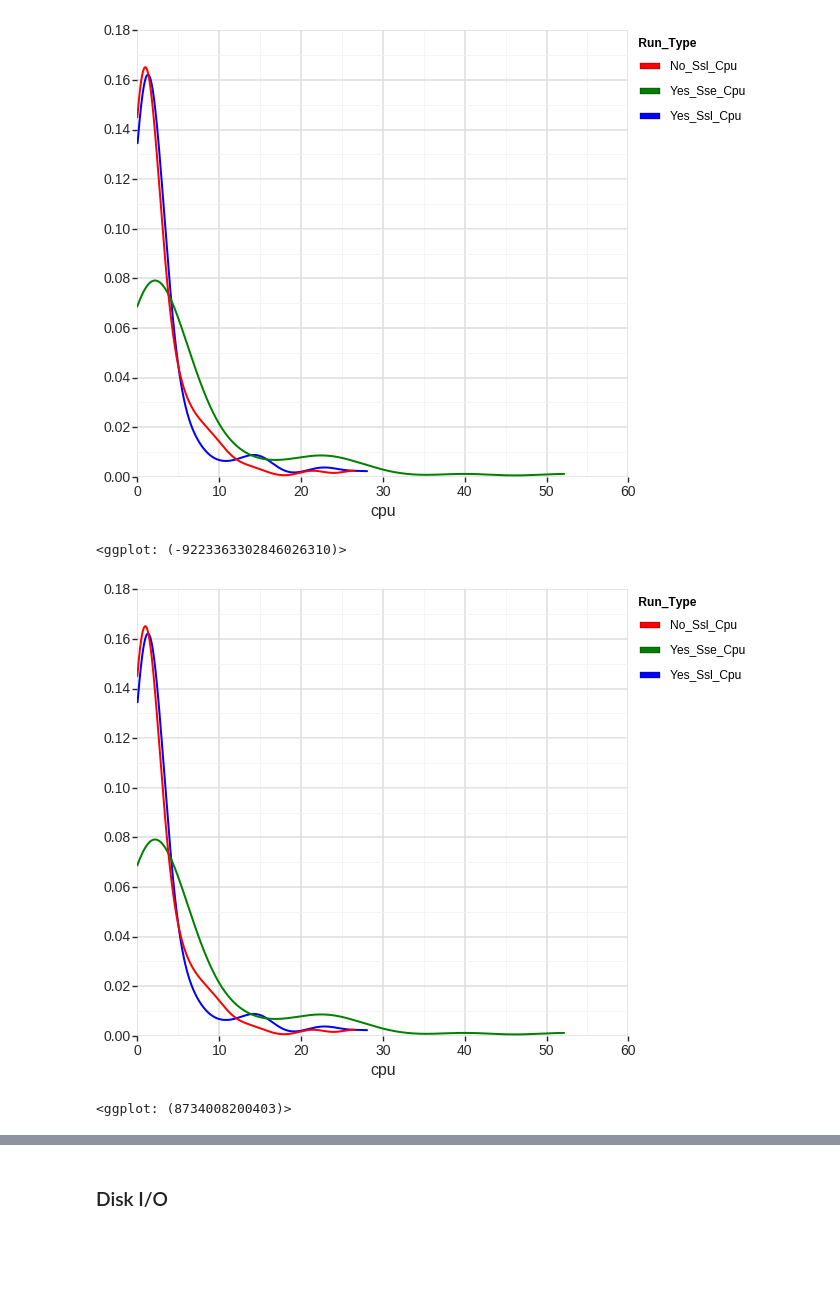
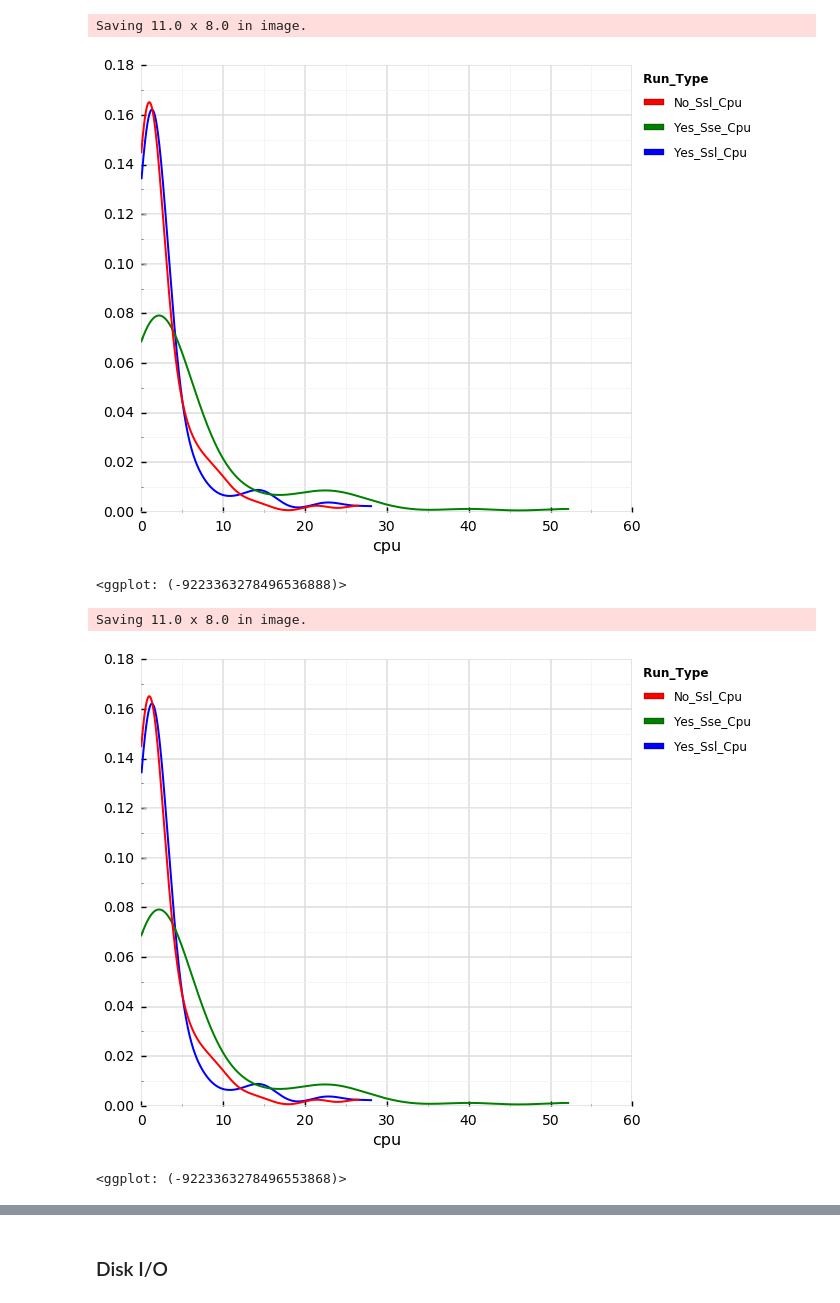
Before and after one commit to philipsoutham/aws-encryption-performance, a Jupyter notebook: To crypto, or not to crypto...-Copy1.ipynb, the cells around one changed output, grey strips where cells are left out. Drawn from its saved outputs; the diff is of its cells as text; code cells hidden in the pictures; blank space fills up the shorter version.

```diff
--- a/To crypto, or not to crypto...-Copy1.ipynb
+++ b/To crypto, or not to crypto...-Copy1.ipynb
@@ -191,13 +195,21 @@ s
 # %%
-ggplot(aes(x='cpu',  color='run_type'), data=df) +\
-  geom_density(alpha=.5, size=2)+scale_color_manual(values=["red", "green", "blue"])+theme_seaborn(context='talk',style="whitegrid")
+s = ggplot(aes(x='cpu',  color='run_type'), data=df) +\
+    geom_density(alpha=.5, size=2)+scale_color_manual(values=["red", "green", "blue"])+\
+    theme_seaborn(context='talk',style="whitegrid")
+ggsave("/tmp/single-network-cpu-2.png",s,dpi=96)
+s
 # %% [output]
+Saving 11.0 x 8.0 in image.
-[figure, old version]
+[figure, new version]
-<ggplot: (-9223363302846026310)>
+<ggplot: (-9223363278496536888)>
 # %%
-ggplot(aes(x='cpu',  color='run_type'), data=data) +\
-  geom_density(alpha=.5, size=2)+scale_color_manual(values=["red", "green", "blue"])+theme_seaborn(context='talk',style="whitegrid")
+s = ggplot(aes(x='cpu',  color='run_type'), data=data) +\
+    geom_density(alpha=.5, size=2)+scale_color_manual(values=["red", "green", "blue"])+\
+    theme_seaborn(context='talk',style="whitegrid")
+ggsave("/tmp/single-network-cpu-3.png",s,dpi=96)
+s
 # %% [output]
+Saving 11.0 x 8.0 in image.
-[figure, old version]
+[figure, new version]
-<ggplot: (8734008200403)>
+<ggplot: (-9223363278496553868)>
 # %%
```
Also changed, not shown: parts of 12 cells of this notebook.
